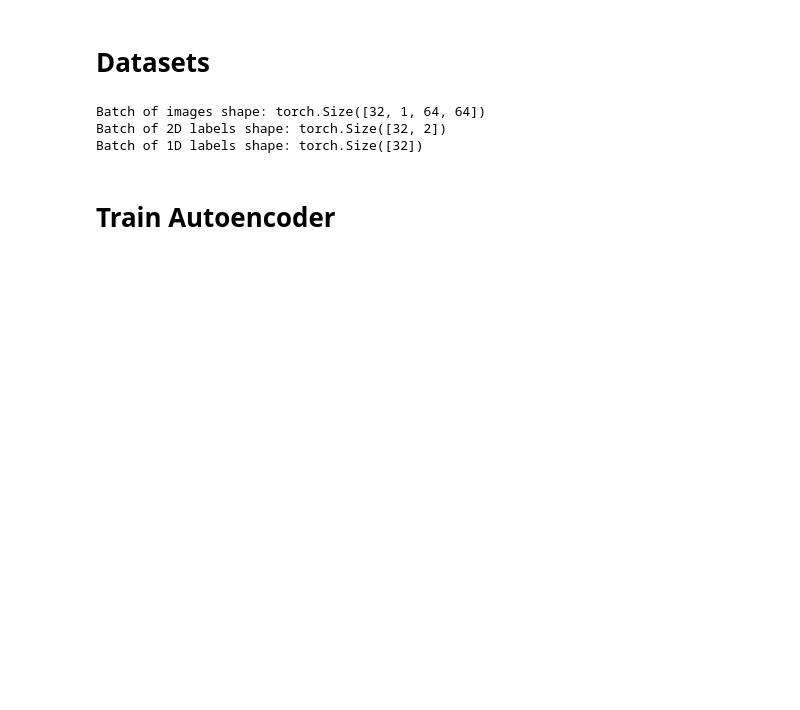
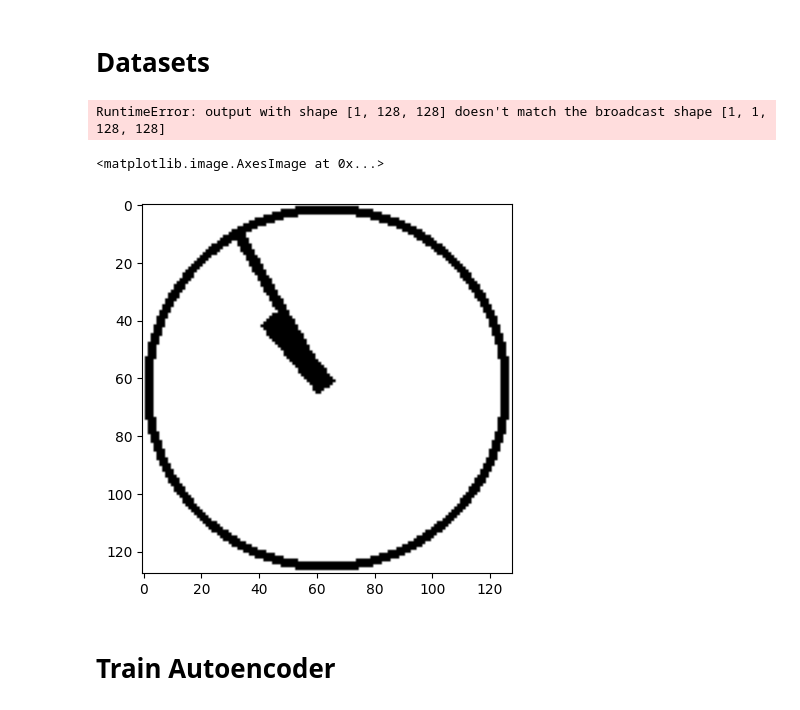
Before and after one commit to uzairname/manifold-learning, a Jupyter notebook: main.ipynb, the cells around one changed output. Drawn from its saved outputs; the diff is of its cells as text; code cells hidden in the pictures; blank space fills up the shorter version.

Commit message:
optimize data generation

```diff
--- a/main.ipynb
+++ b/main.ipynb
@@ -268,13 +43,30 @@ unsupervised_loader = DataLoader(unsupervised_dataset, batch_size=BATCH_SIZE, sh
 # %%
+# print shape of batches
 for batch, labels_2d, labels_1d in train_loader:
     print(f"Batch of images shape: {batch.shape}")
     print(f"Batch of 2D labels shape: {labels_2d.shape}")
     print(f"Batch of 1D labels shape: {labels_1d.shape}")
     break
+
+# print example of data point
+idx = np.random.randint(0, len(train_dataset))
+batch, labels_2d, labels_1d = train_dataset[idx]
+
+plt.imshow(batch.squeeze(), cmap="gray")
 # %% [output]
-Batch of images shape: torch.Size([32, 1, 64, 64])
-Batch of 2D labels shape: torch.Size([32, 2])
-Batch of 1D labels shape: torch.Size([32])
+RuntimeError: output with shape [1, 128, 128] doesn't match the broadcast shape [1, 1, 128, 128]
+# %%
+from clock_dataset import ClockGenerator
+import matplotlib.pyplot as plt
+
+g = ClockGenerator()
+
+img = g.generate_clock_tensor(4, 20)
+
+plt.imshow(img.squeeze().cpu().numpy(), cmap="gray")
+# %% [output]
+<matplotlib.image.AxesImage at 0x...>
+[figure, added]
 # %% [markdown]
 # Train Autoencoder
 # %%
```
Also changed, not shown: parts of 21 cells of this notebook, 10 other files.
